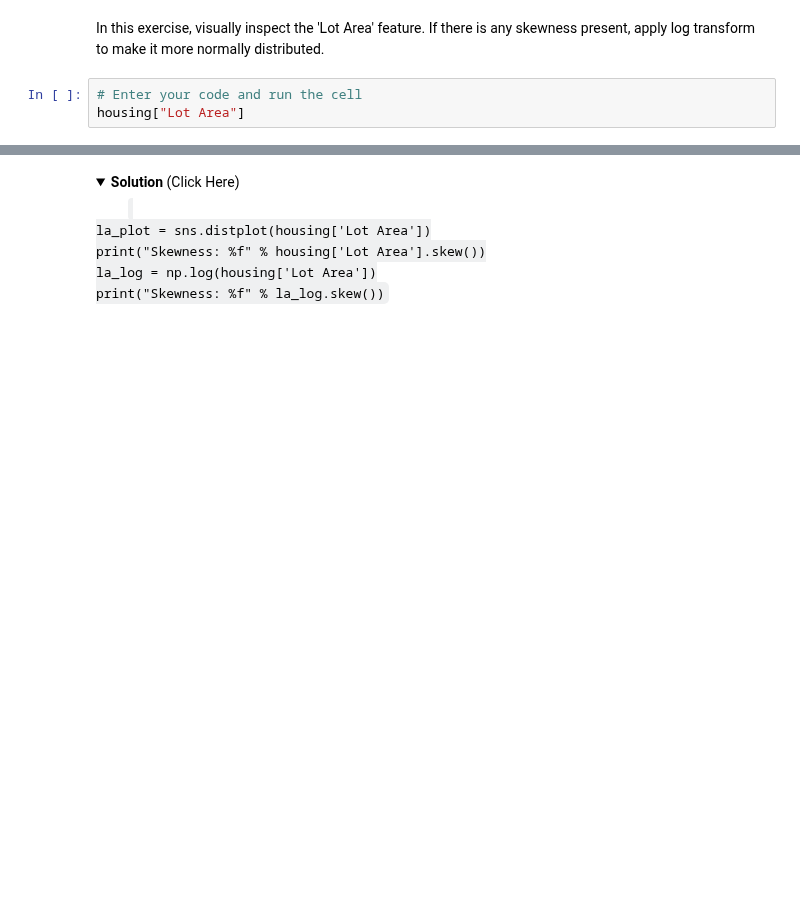
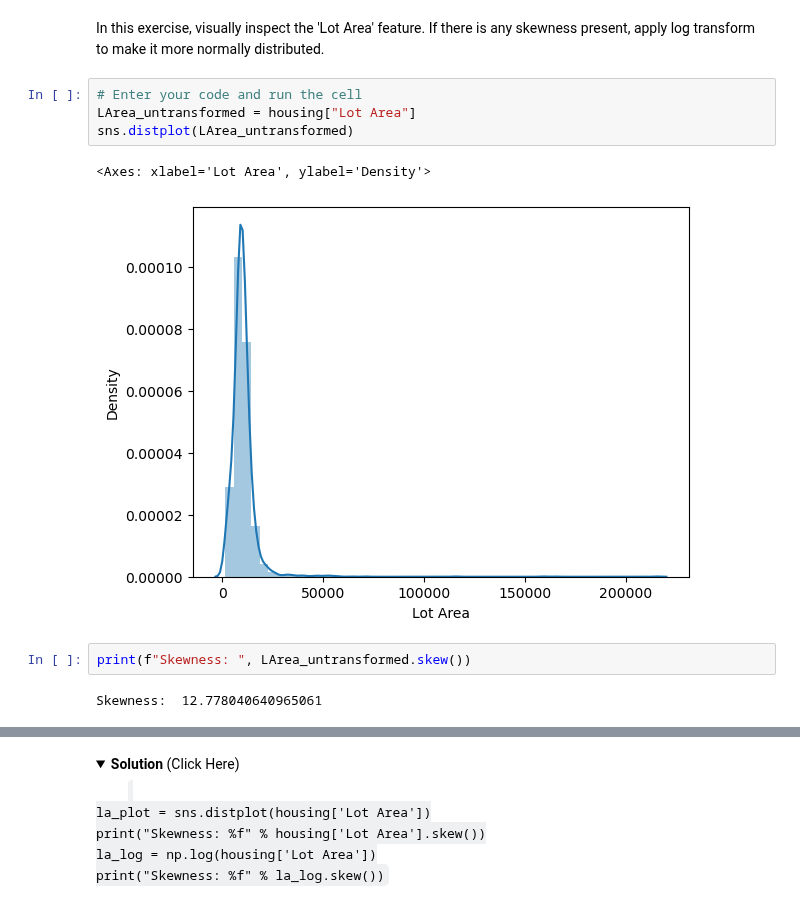
Before and after one commit to Ronnie5562/ML002, a Jupyter notebook: IBM ML/Exploratory Data Analysis (E.D.A)/Data_Cleaning_Lab.ipynb, the cells around one changed output, grey strips where cells are left out. Drawn from its saved outputs; the diff is of its cells as text; folded sections open; blank space fills up the shorter version.

```diff
--- a/IBM ML/Exploratory Data Analysis (E.D.A)/Data_Cleaning_Lab.ipynb
+++ b/IBM ML/Exploratory Data Analysis (E.D.A)/Data_Cleaning_Lab.ipynb
@@ -218,4 +218,12 @@ There are other ways to correct for skewness of the data. For example, Square Ro
 In this exercise, visually inspect the 'Lot Area' feature. If there is any skewness present, apply log transform to make it more normally distributed.
 # %%
 # Enter your code and run the cell
-housing["Lot Area"]
+LArea_untransformed = housing["Lot Area"]
+sns.distplot(LArea_untransformed)
+# %% [output]
+<Axes: xlabel='Lot Area', ylabel='Density'>
+[figure, added]
+# %%
+print(f"Skewness: ", LArea_untransformed.skew())
+# %% [output]
+Skewness:  12.778040640965061
```
Also changed, not shown: parts of 2 cells of this notebook.
